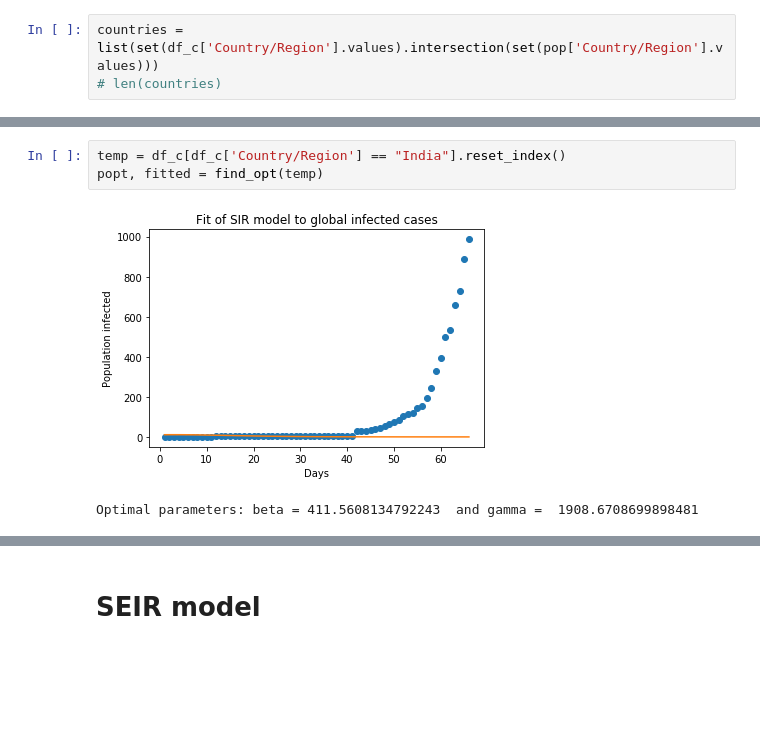
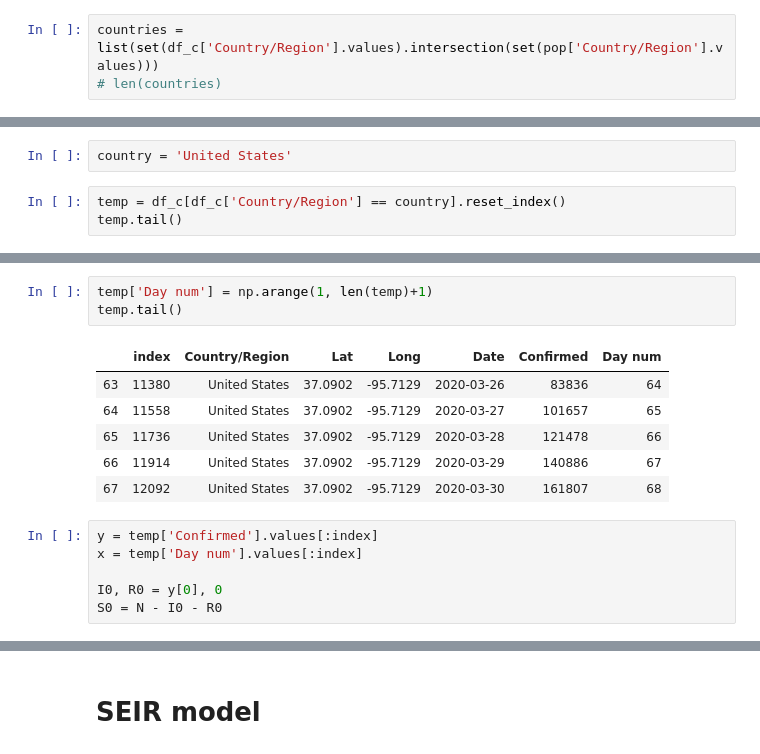
Before and after one commit to Aveek-Saha/CovidAnalysis, a Jupyter notebook: Epidemiology_modeling .ipynb, the cells around one changed output, grey strips where cells are left out. Cells and saved outputs as stored; diff of their text form; blank space fills up the shorter version.

```diff
--- a/Epidemiology_modeling .ipynb
+++ b/Epidemiology_modeling .ipynb
@@ -287,0 +277,5 @@ df_c[df_c['Country/Region'] == 'India']
+# %%
+country = 'United States'
+# %%
+temp = df_c[df_c['Country/Region'] == country].reset_index()
+temp.tail()
@@ -328,6 +294,16 @@ def find_opt(df_opt):
-# %%
-temp = df_c[df_c['Country/Region'] == "India"].reset_index()
-popt, fitted = find_opt(temp)
-# %% [output]
-[figure, removed]
-Optimal parameters: beta = 411.5608134792243  and gamma =  1908.6708699898481
+# %%
+temp['Day num'] = np.arange(1, len(temp)+1)
+temp.tail()
+# %% [output]
+|  | index | Country/Region | Lat | Long | Date | Confirmed | Day num |
+| 63 | 11380 | United States | 37.0902 | -95.7129 | 2020-03-26 | 83836 | 64 |
+| 64 | 11558 | United States | 37.0902 | -95.7129 | 2020-03-27 | 101657 | 65 |
+| 65 | 11736 | United States | 37.0902 | -95.7129 | 2020-03-28 | 121478 | 66 |
+| 66 | 11914 | United States | 37.0902 | -95.7129 | 2020-03-29 | 140886 | 67 |
+| 67 | 12092 | United States | 37.0902 | -95.7129 | 2020-03-30 | 161807 | 68 |
+# %%
+y = temp['Confirmed'].values[:index]
+x = temp['Day num'].values[:index]
+
+I0, R0 = y[0], 0
+S0 = N - I0 - R0
```
Also changed, not shown: parts of 45 cells of this notebook, 1 other file.
